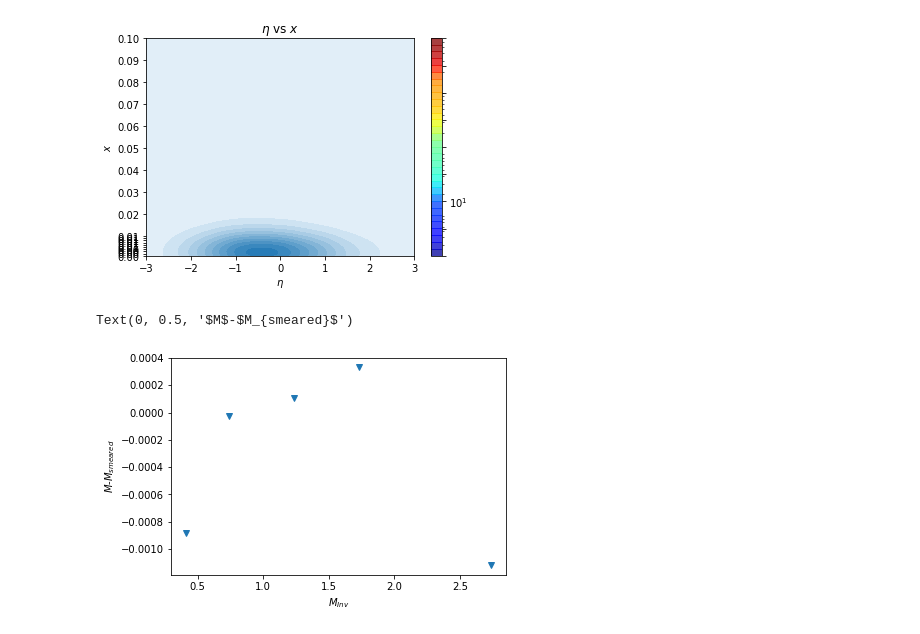
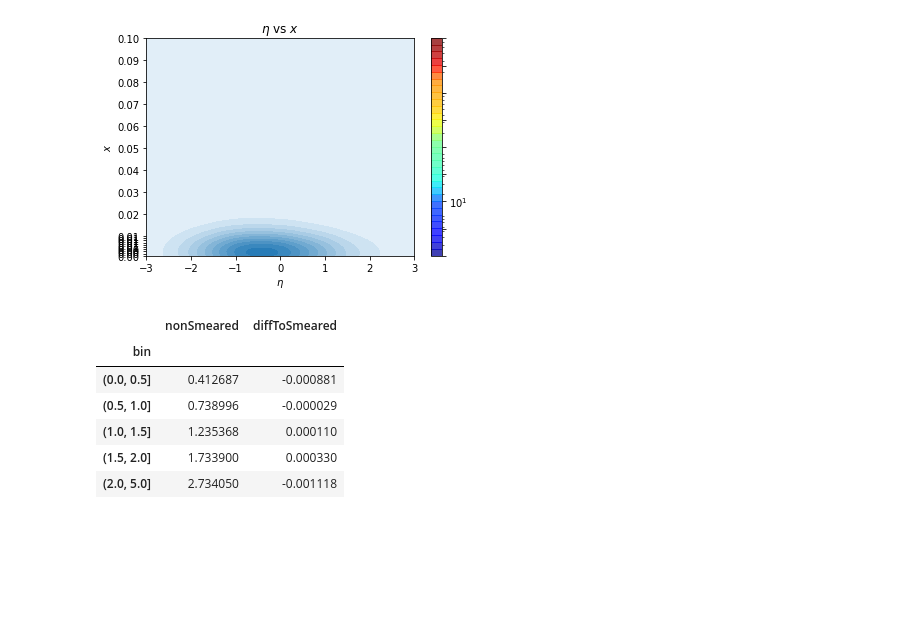
Before and after one commit to avossen/EICDiHads, a Jupyter notebook: Untitled1.ipynb, the cells around one changed output. Saved outputs shown, nothing was run; the diff lists cells and outputs as text; code cells hidden in the pictures; blank space fills up the shorter version.

```diff
--- a/Untitled1.ipynb
+++ b/Untitled1.ipynb
@@ -149,12 +149,5 @@ mMean=np.divide(mHistWeightedMeanM[0],mHist[0])
 mMeanDiff=np.divide(mHistWeighted[0],mHist[0])
 
 mDiffRel=np.divide(mMeanDiff,mMean)
-#uncertOnRelDiff=np.divide(uncertOnDiff,mMean)
 
-
-plt.plot(mMean,mMeanDiff,'v')
-plt.xlabel('$M_{Inv}$')
-plt.ylabel('$M$-$M_{smeared}$')
+#convert numby array to panda, bin with cut, do groupby and then sdd
-# %% [output]
-Text(0, 0.5, '$M$-$M_{smeared}$')
-[figure, removed]
@@ -160,0 +163,12 @@ Text(0, 0.5, '$M$-$M_{smeared}$')
+# %%
+s.columns=['bin','mean']
+# %%
+s.mean()
+# %% [output]
+|  | nonSmeared | diffToSmeared |
+| bin |  |  |
+| (0.0, 0.5] | 0.412687 | -0.000881 |
+| (0.5, 1.0] | 0.738996 | -0.000029 |
+| (1.0, 1.5] | 1.235368 | 0.000110 |
+| (1.5, 2.0] | 1.733900 | 0.000330 |
+| (2.0, 5.0] | 2.734050 | -0.001118 |
```
Also changed, not shown: parts of 4 cells of this notebook, 1 other file.
